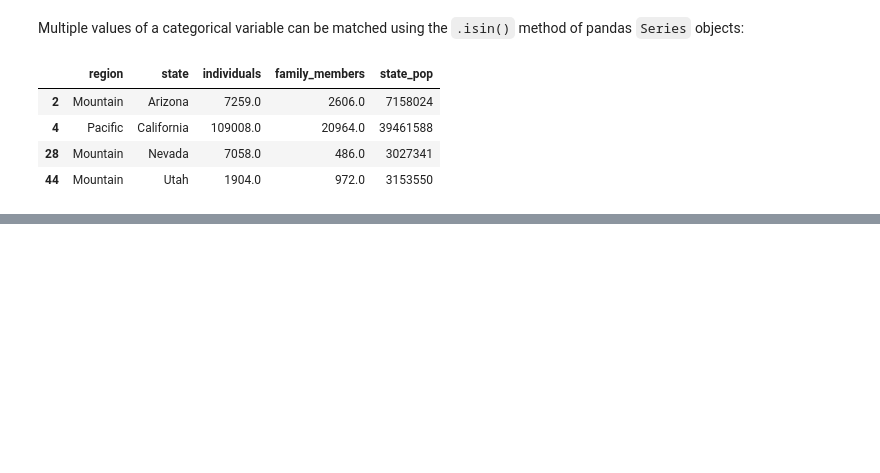
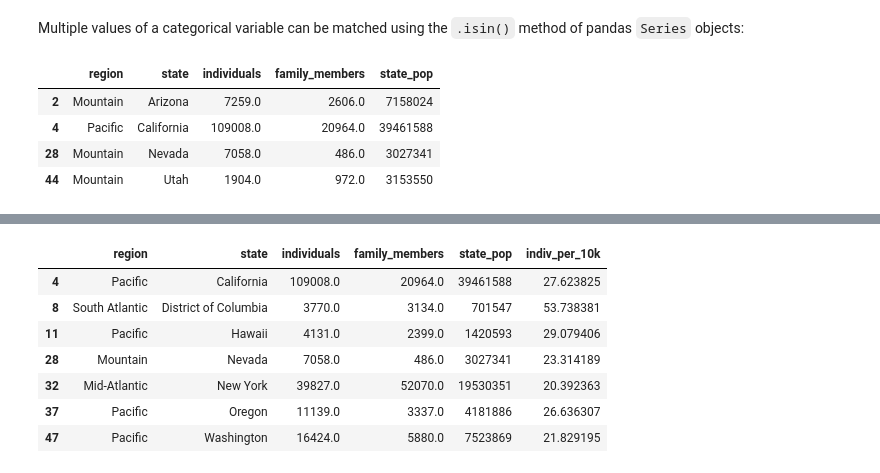
Before and after one commit to readyready15728/datacamp-python-notebooks, a Jupyter notebook: data-manipulation-with-pandas/data_manipulation_with_pandas.ipynb, the cells around one changed output, grey strips where cells are left out. Cells and saved outputs as stored; diff of their text form; code cells hidden in the pictures; blank space fills up the shorter version.

```diff
--- a/data-manipulation-with-pandas/data_manipulation_with_pandas.ipynb
+++ b/data-manipulation-with-pandas/data_manipulation_with_pandas.ipynb
@@ -241,0 +311,12 @@ homelessness[homelessness['state'].isin(['California', 'Arizona', 'Nevada', 'Uta
+# %%
+high_homelessness = homelessness[homelessness['indiv_per_10k'] > 20]
+high_homelessness
+# %% [output]
+|  | region | state | individuals | family_members | state_pop | indiv_per_10k |
+| 4 | Pacific | California | 109008.0 | 20964.0 | 39461588 | 27.623825 |
+| 8 | South Atlantic | District of Columbia | 3770.0 | 3134.0 | 701547 | 53.738381 |
+| 11 | Pacific | Hawaii | 4131.0 | 2399.0 | 1420593 | 29.079406 |
+| 28 | Mountain | Nevada | 7058.0 | 486.0 | 3027341 | 23.314189 |
+| 32 | Mid-Atlantic | New York | 39827.0 | 52070.0 | 19530351 | 20.392363 |
+| 37 | Pacific | Oregon | 11139.0 | 3337.0 | 4181886 | 26.636307 |
+| 47 | Pacific | Washington | 16424.0 | 5880.0 | 7523869 | 21.829195 |
```
Also changed, not shown: parts of 11 cells of this notebook.
